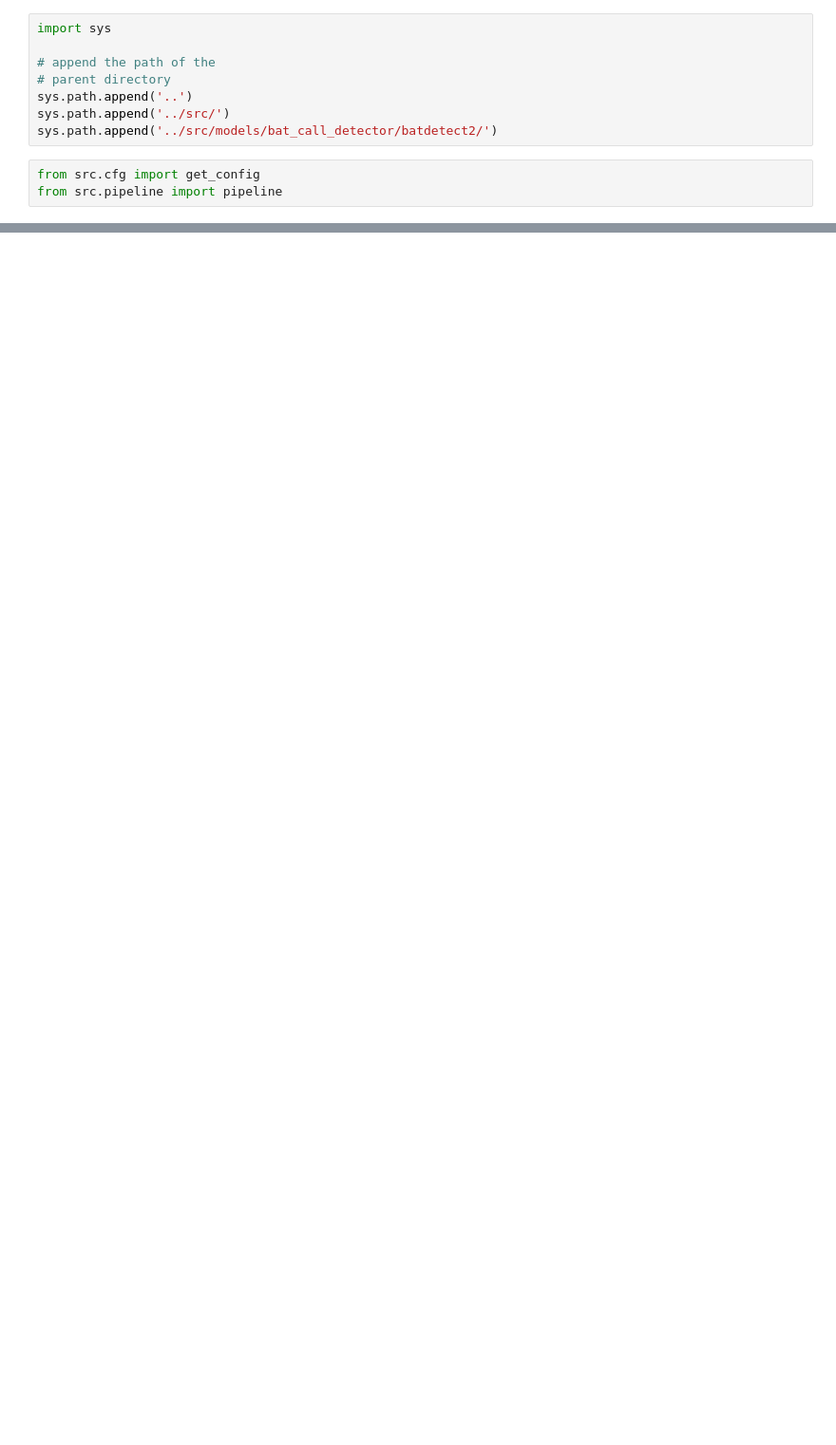
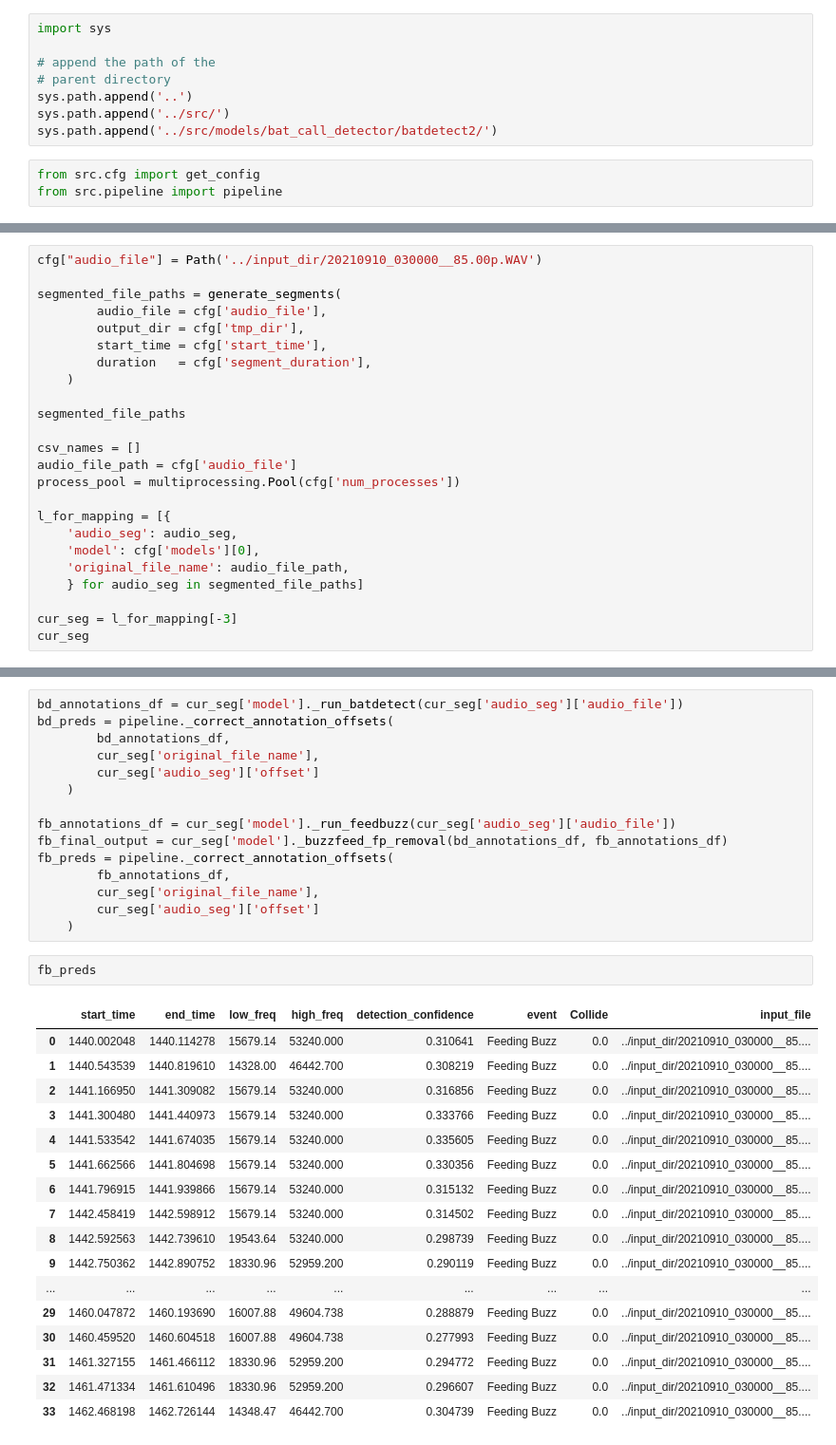
Before and after one commit to ctuguinay/bat-detector-msds, a Jupyter notebook: notebooks/msds_pipeline.ipynb, the cells around one changed output, grey strips where cells are left out. Shown: that part at 95% size. Drawn from its saved outputs; the diff is of its cells as text; blank space fills up the shorter version.

```diff
--- a/notebooks/msds_pipeline.ipynb
+++ b/notebooks/msds_pipeline.ipynb
@@ -188,0 +269,24 @@ plt_msds(filename, audio2, fs, reftimes, times, p_on)
+# %%
+cfg["audio_file"] = Path('../input_dir/20210910_030000__85.00p.WAV')
+
+segmented_file_paths = generate_segments(
+        audio_file = cfg['audio_file'],
+        output_dir = cfg['tmp_dir'],
+        start_time = cfg['start_time'],
+        duration   = cfg['segment_duration'],
+    )
+
+segmented_file_paths
+
+csv_names = []
+audio_file_path = cfg['audio_file']
+process_pool = multiprocessing.Pool(cfg['num_processes'])
+
+l_for_mapping = [{
+    'audio_seg': audio_seg,
+    'model': cfg['models'][0],
+    'original_file_name': audio_file_path,
+    } for audio_seg in segmented_file_paths]
+
+cur_seg = l_for_mapping[-3]
+cur_seg
@@ -188,0 +298,35 @@ plt_msds(filename, audio2, fs, reftimes, times, p_on)
+# %%
+bd_annotations_df = cur_seg['model']._run_batdetect(cur_seg['audio_seg']['audio_file'])
+bd_preds = pipeline._correct_annotation_offsets(
+        bd_annotations_df,
+        cur_seg['original_file_name'],
+        cur_seg['audio_seg']['offset']
+    )
+
+fb_annotations_df = cur_seg['model']._run_feedbuzz(cur_seg['audio_seg']['audio_file'])
+fb_final_output = cur_seg['model']._buzzfeed_fp_removal(bd_annotations_df, fb_annotations_df)
+fb_preds = pipeline._correct_annotation_offsets(
+        fb_annotations_df,
+        cur_seg['original_file_name'],
+        cur_seg['audio_seg']['offset']
+    )
+# %%
+fb_preds
+# %% [output]
+|  | start_time | end_time | low_freq | high_freq | detection_confidence | event | Collide | input_file |
+| 0 | 1440.002048 | 1440.114278 | 15679.14 | 53240.000 | 0.310641 | Feeding Buzz | 0.0 | ../input_dir/20210910_030000__85.... |
+| 1 | 1440.543539 | 1440.819610 | 14328.00 | 46442.700 | 0.308219 | Feeding Buzz | 0.0 | ../input_dir/20210910_030000__85.... |
+| 2 | 1441.166950 | 1441.309082 | 15679.14 | 53240.000 | 0.316856 | Feeding Buzz | 0.0 | ../input_dir/20210910_030000__85.... |
+| 3 | 1441.300480 | 1441.440973 | 15679.14 | 53240.000 | 0.333766 | Feeding Buzz | 0.0 | ../input_dir/20210910_030000__85.... |
+| 4 | 1441.533542 | 1441.674035 | 15679.14 | 53240.000 | 0.335605 | Feeding Buzz | 0.0 | ../input_dir/20210910_030000__85.... |
+| 5 | 1441.662566 | 1441.804698 | 15679.14 | 53240.000 | 0.330356 | Feeding Buzz | 0.0 | ../input_dir/20210910_030000__85.... |
+| 6 | 1441.796915 | 1441.939866 | 15679.14 | 53240.000 | 0.315132 | Feeding Buzz | 0.0 | ../input_dir/20210910_030000__85.... |
+| 7 | 1442.458419 | 1442.598912 | 15679.14 | 53240.000 | 0.314502 | Feeding Buzz | 0.0 | ../input_dir/20210910_030000__85.... |
+| 8 | 1442.592563 | 1442.739610 | 19543.64 | 53240.000 | 0.298739 | Feeding Buzz | 0.0 | ../input_dir/20210910_030000__85.... |
+| 9 | 1442.750362 | 1442.890752 | 18330.96 | 52959.200 | 0.290119 | Feeding Buzz | 0.0 | ../input_dir/20210910_030000__85.... |
+| ... | ... | ... | ... | ... | ... | ... | ... | ... |
+| 29 | 1460.047872 | 1460.193690 | 16007.88 | 49604.738 | 0.288879 | Feeding Buzz | 0.0 | ../input_dir/20210910_030000__85.... |
+| 30 | 1460.459520 | 1460.604518 | 16007.88 | 49604.738 | 0.277993 | Feeding Buzz | 0.0 | ../input_dir/20210910_030000__85.... |
+| 31 | 1461.327155 | 1461.466112 | 18330.96 | 52959.200 | 0.294772 | Feeding Buzz | 0.0 | ../input_dir/20210910_030000__85.... |
+| 32 | 1461.471334 | 1461.610496 | 18330.96 | 52959.200 | 0.296607 | Feeding Buzz | 0.0 | ../input_dir/20210910_030000__85.... |
+| 33 | 1462.468198 | 1462.726144 | 14348.47 | 46442.700 | 0.304739 | Feeding Buzz | 0.0 | ../input_dir/20210910_030000__85.... |
```
Also changed, not shown: parts of 13 cells of this notebook, 6 other files.
